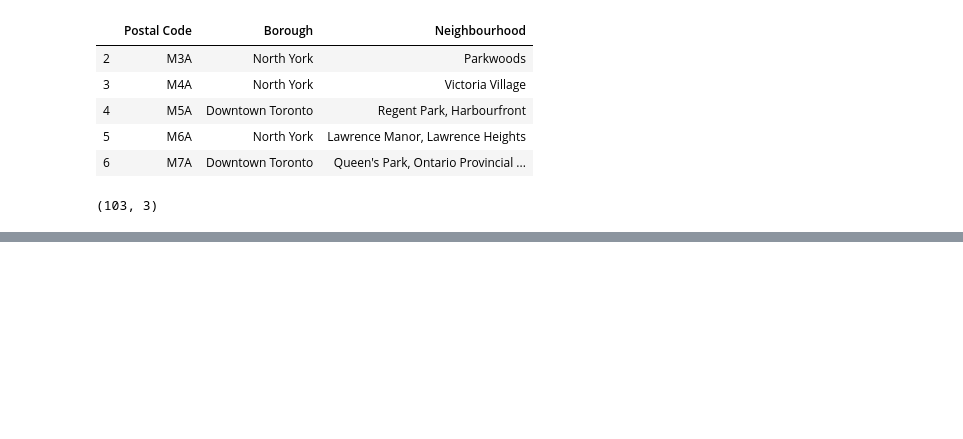
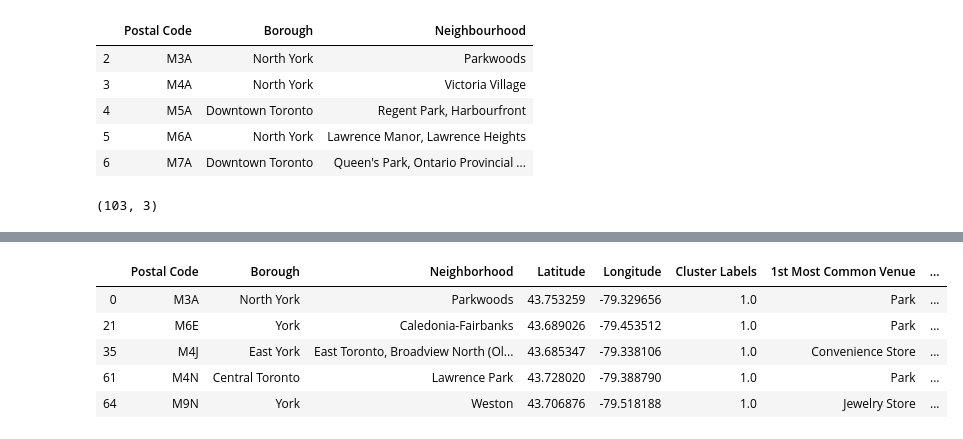
Before and after one commit to agrahn95/Coursera_Capstone, a Jupyter notebook: Data Science Capstone Project.ipynb, the cells around one changed output, grey strips where cells are left out. Cells and saved outputs as stored; diff of their text form; code cells hidden in the pictures; blank space fills up the shorter version.

```diff
--- a/Data Science Capstone Project.ipynb
+++ b/Data Science Capstone Project.ipynb
@@ -111,0 +390,10 @@ KeyError: 'L'
+# %%
+Cluster_1=Toronto_merged[Toronto_merged['Cluster Labels']==1]
+Cluster_1.head()
+# %% [output]
+|  | Postal Code | Borough | Neighborhood | Latitude | Longitude | Cluster Labels | 1st Most Common Venue | ... |
+| 0 | M3A | North York | Parkwoods | 43.753259 | -79.329656 | 1.0 | Park | ... |
+| 21 | M6E | York | Caledonia-Fairbanks | 43.689026 | -79.453512 | 1.0 | Park | ... |
+| 35 | M4J | East York | East Toronto, Broadview North (Ol... | 43.685347 | -79.338106 | 1.0 | Convenience Store | ... |
+| 61 | M4N | Central Toronto | Lawrence Park | 43.728020 | -79.388790 | 1.0 | Park | ... |
+| 64 | M9N | York | Weston | 43.706876 | -79.518188 | 1.0 | Jewelry Store | ... |
```
Also changed, not shown: parts of 19 cells of this notebook, 2 other files.
